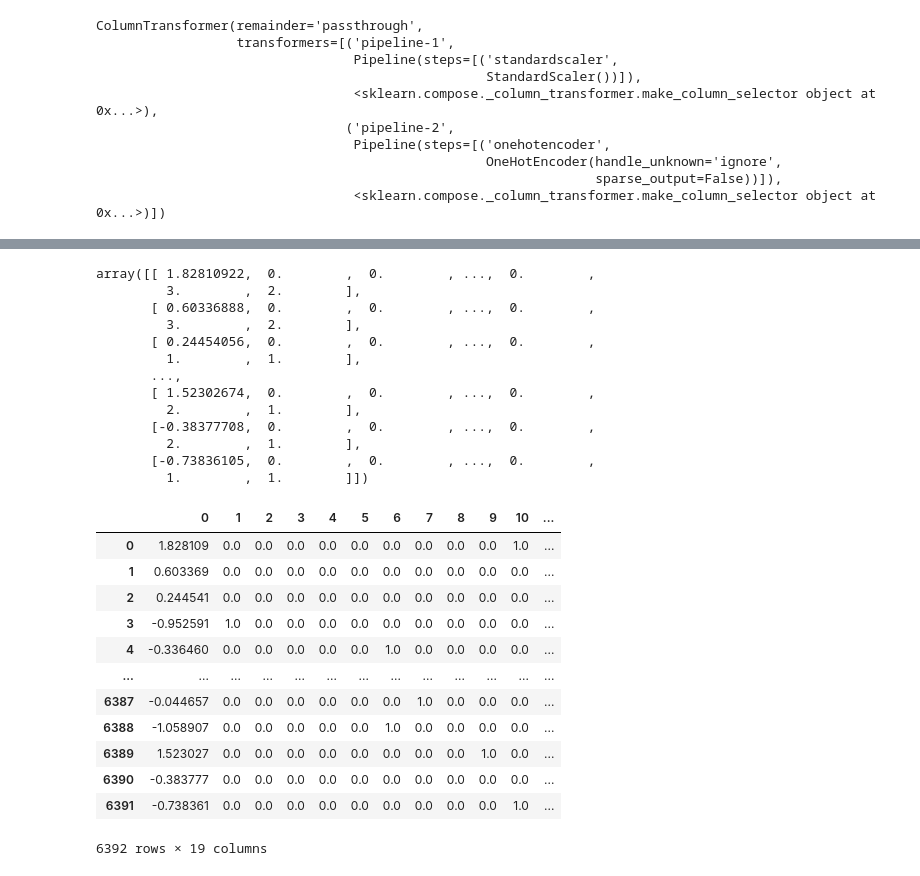
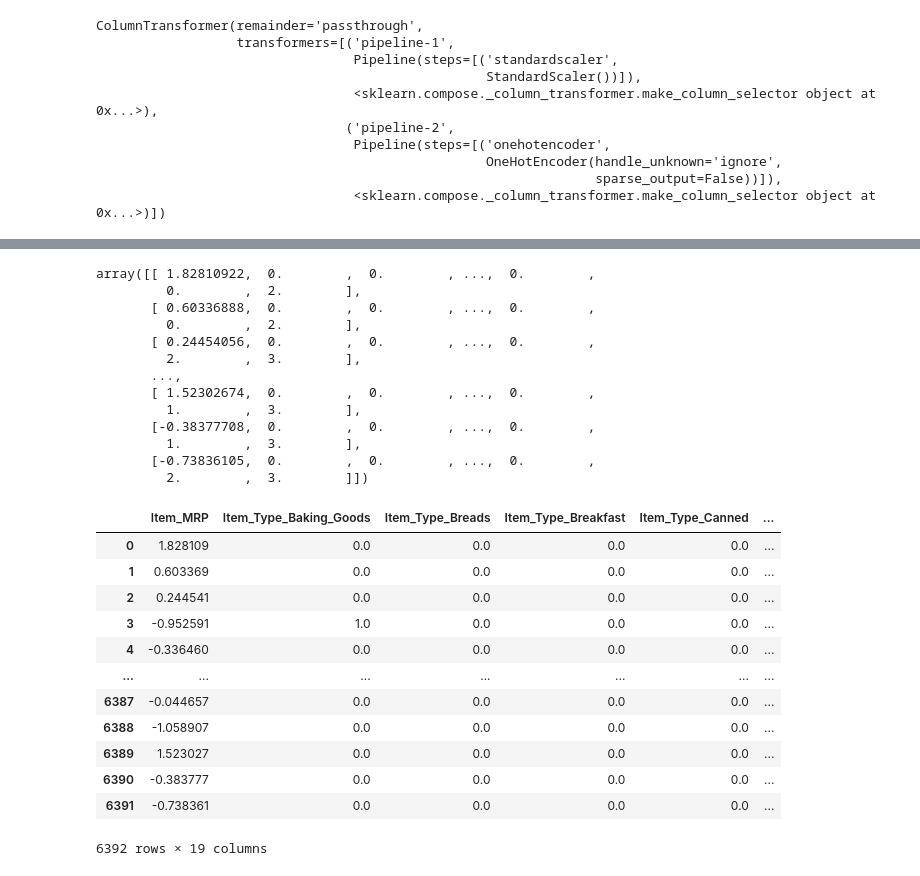
Before and after one commit to SAULIZA/prediccion_de_ventas, a Jupyter notebook: Prediccion_de_ventas.ipynb, the cells around one changed output, grey strips where cells are left out. Drawn from its saved outputs; the diff is of its cells as text; code cells hidden in the pictures.

```diff
--- a/Prediccion_de_ventas.ipynb
+++ b/Prediccion_de_ventas.ipynb
@@ -110,10 +119,10 @@ En la matriz de características tenemos 4 características:
 * Outlet_type es una característica ordinal, donde el tipo de tienda supermarket Type 1 son los más grandes, asi sucesivamente con los tipo 2 y 3, y finalmente los grocery store son las tiendas más pequeñas.
 # %%
 #El primer paso sería reemplazar las características de tipo ordinal a un número
-outlet_location = {"Tier 1" : 1, "Tier 2" : 2, "Tier 3" : 3}
+outlet_location = {"Tier 1" : 2, "Tier 2" : 1, "Tier 3" : 0}
 X_train["Outlet_Location_Type"] = X_train["Outlet_Location_Type"].replace(outlet_location)
 X_test["Outlet_Location_Type"] = X_test["Outlet_Location_Type"].replace(outlet_location)
 
-outlet_type = {"Supermarket Type1" : 1, "Supermarket Type2" : 2, "Supermarket Type3" : 3, "Grocery Store" : 4}
+outlet_type = {"Supermarket Type1" : 3, "Supermarket Type2" : 2, "Supermarket Type3" : 1, "Grocery Store" : 0}
 X_train["Outlet_Type"] = X_train["Outlet_Type"].replace(outlet_type)
 X_test["Outlet_Type"] = X_test["Outlet_Type"].replace(outlet_type)
@@ -171,3 +224,17 @@ ColumnTransformer(remainder='passthrough',
+# %%
+col_names=['Item_MRP','Item_Type_Baking_Goods', #recuperamos los nombres de las columnas
+       'Item_Type_Breads', 'Item_Type_Breakfast',
+       'Item_Type_Canned', 'Item_Type_Dairy',
+       'Item_Type_Frozen_Foods',
+       'Item_Type_Fruits_and_Vegetables',
+       'Item_Type_Hard_Drinks',
+       'Item_Type_Health_and_Hygiene',
+       'Item_Type_Household', 'Item_Type_Meat',
+       'Item_Type_Others', 'Item_Type_Seafood',
+       'Item_Type_Snack_Foods',
+       'Item_Type_Soft_Drinks',
+       'Item_Type_Starchy_Foods','Outlet_Location_Type',
+        'Outlet_Type']
 # %%
 #transformacion de datos
 X_train_processed = col_transformer.transform(X_train)
@@ -176,33 +243,34 @@ X_test_processed = col_transformer.transform(X_test)
 X_train_processed
 # %% [output]
 array([[ 1.82810922,  0.        ,  0.        , ...,  0.        ,
-         3.        ,  2.        ],
+         0.        ,  2.        ],
        [ 0.60336888,  0.        ,  0.        , ...,  0.        ,
-         3.        ,  2.        ],
+         0.        ,  2.        ],
        [ 0.24454056,  0.        ,  0.        , ...,  0.        ,
-         1.        ,  1.        ],
+         2.        ,  3.        ],
        ...,
        [ 1.52302674,  0.        ,  0.        , ...,  0.        ,
-         2.        ,  1.        ],
+         1.        ,  3.        ],
        [-0.38377708,  0.        ,  0.        , ...,  0.        ,
-         2.        ,  1.        ],
+         1.        ,  3.        ],
        [-0.73836105,  0.        ,  0.        , ...,  0.        ,
-         1.        ,  1.        ]])
+         2.        ,  3.        ]])
 # %%
 #para hacerlo mas visible
-X_train_processed_df = pd.DataFrame(X_train_processed)
+X_train_processed_df = pd.DataFrame(X_train_processed, columns=col_names)
+X_test_processed_df = pd.DataFrame(X_test_processed, columns=col_names)
 X_train_processed_df
 # %% [output]
-|  | 0 | 1 | 2 | 3 | 4 | 5 | 6 | 7 | 8 | 9 | 10 | ... |
-| 0 | 1.828109 | 0.0 | 0.0 | 0.0 | 0.0 | 0.0 | 0.0 | 0.0 | 0.0 | 0.0 | 1.0 | ... |
-| 1 | 0.603369 | 0.0 | 0.0 | 0.0 | 0.0 | 0.0 | 0.0 | 0.0 | 0.0 | 0.0 | 0.0 | ... |
-| 2 | 0.244541 | 0.0 | 0.0 | 0.0 | 0.0 | 0.0 | 0.0 | 0.0 | 0.0 | 0.0 | 0.0 | ... |
-| 3 | -0.952591 | 1.0 | 0.0 | 0.0 | 0.0 | 0.0 | 0.0 | 0.0 | 0.0 | 0.0 | 0.0 | ... |
-| 4 | -0.336460 | 0.0 | 0.0 | 0.0 | 0.0 | 0.0 | 1.0 | 0.0 | 0.0 | 0.0 | 0.0 | ... |
-| ... | ... | ... | ... | ... | ... | ... | ... | ... | ... | ... | ... | ... |
-| 6387 | -0.044657 | 0.0 | 0.0 | 0.0 | 0.0 | 0.0 | 0.0 | 1.0 | 0.0 | 0.0 | 0.0 | ... |
-| 6388 | -1.058907 | 0.0 | 0.0 | 0.0 | 0.0 | 0.0 | 1.0 | 0.0 | 0.0 | 0.0 | 0.0 | ... |
-| 6389 | 1.523027 | 0.0 | 0.0 | 0.0 | 0.0 | 0.0 | 0.0 | 0.0 | 0.0 | 1.0 | 0.0 | ... |
-| 6390 | -0.383777 | 0.0 | 0.0 | 0.0 | 0.0 | 0.0 | 0.0 | 0.0 | 0.0 | 0.0 | 0.0 | ... |
-| 6391 | -0.738361 | 0.0 | 0.0 | 0.0 | 0.0 | 0.0 | 0.0 | 0.0 | 0.0 | 0.0 | 1.0 | ... |
+|  | Item_MRP | Item_Type_Baking_Goods | Item_Type_Breads | Item_Type_Breakfast | Item_Type_Canned | ... |
+| 0 | 1.828109 | 0.0 | 0.0 | 0.0 | 0.0 | ... |
+| 1 | 0.603369 | 0.0 | 0.0 | 0.0 | 0.0 | ... |
+| 2 | 0.244541 | 0.0 | 0.0 | 0.0 | 0.0 | ... |
+| 3 | -0.952591 | 1.0 | 0.0 | 0.0 | 0.0 | ... |
+| 4 | -0.336460 | 0.0 | 0.0 | 0.0 | 0.0 | ... |
+| ... | ... | ... | ... | ... | ... | ... |
+| 6387 | -0.044657 | 0.0 | 0.0 | 0.0 | 0.0 | ... |
+| 6388 | -1.058907 | 0.0 | 0.0 | 0.0 | 0.0 | ... |
+| 6389 | 1.523027 | 0.0 | 0.0 | 0.0 | 0.0 | ... |
+| 6390 | -0.383777 | 0.0 | 0.0 | 0.0 | 0.0 | ... |
+| 6391 | -0.738361 | 0.0 | 0.0 | 0.0 | 0.0 | ... |
 6392 rows × 19 columns
```
Also changed, not shown: parts of 54 cells of this notebook.
